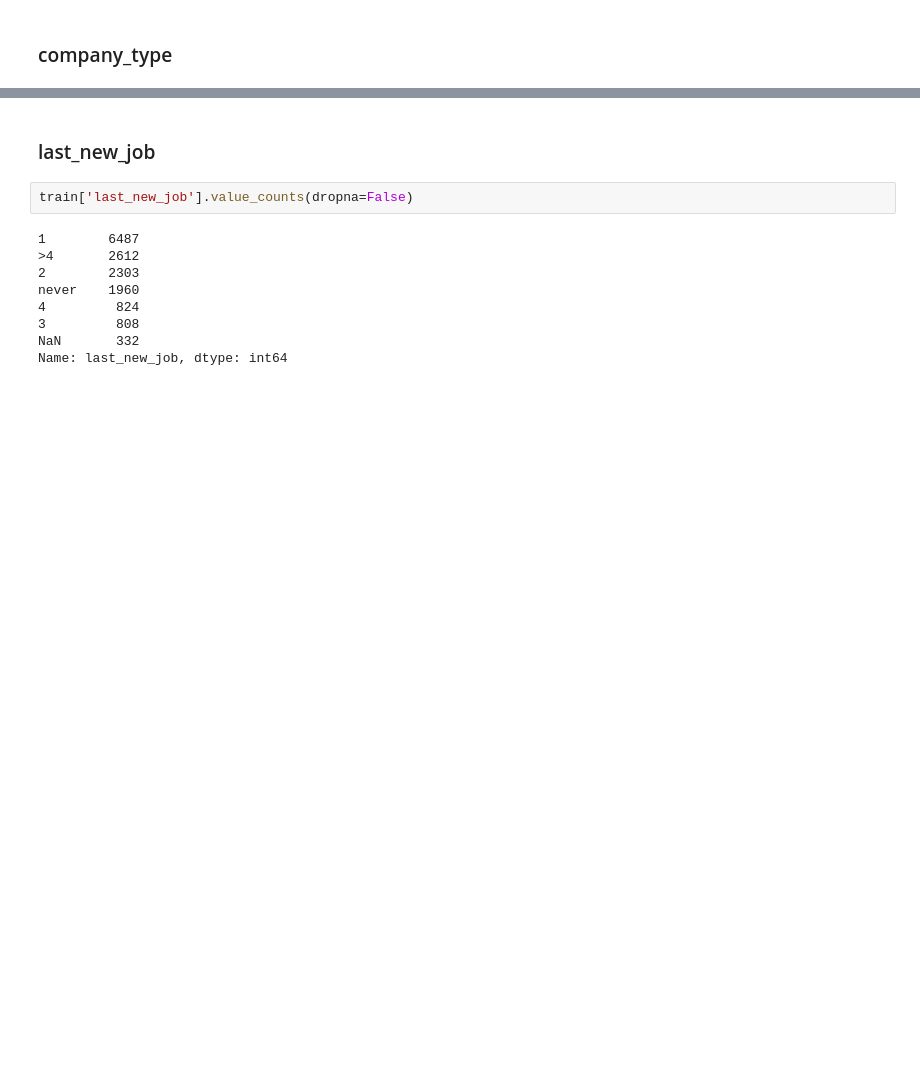
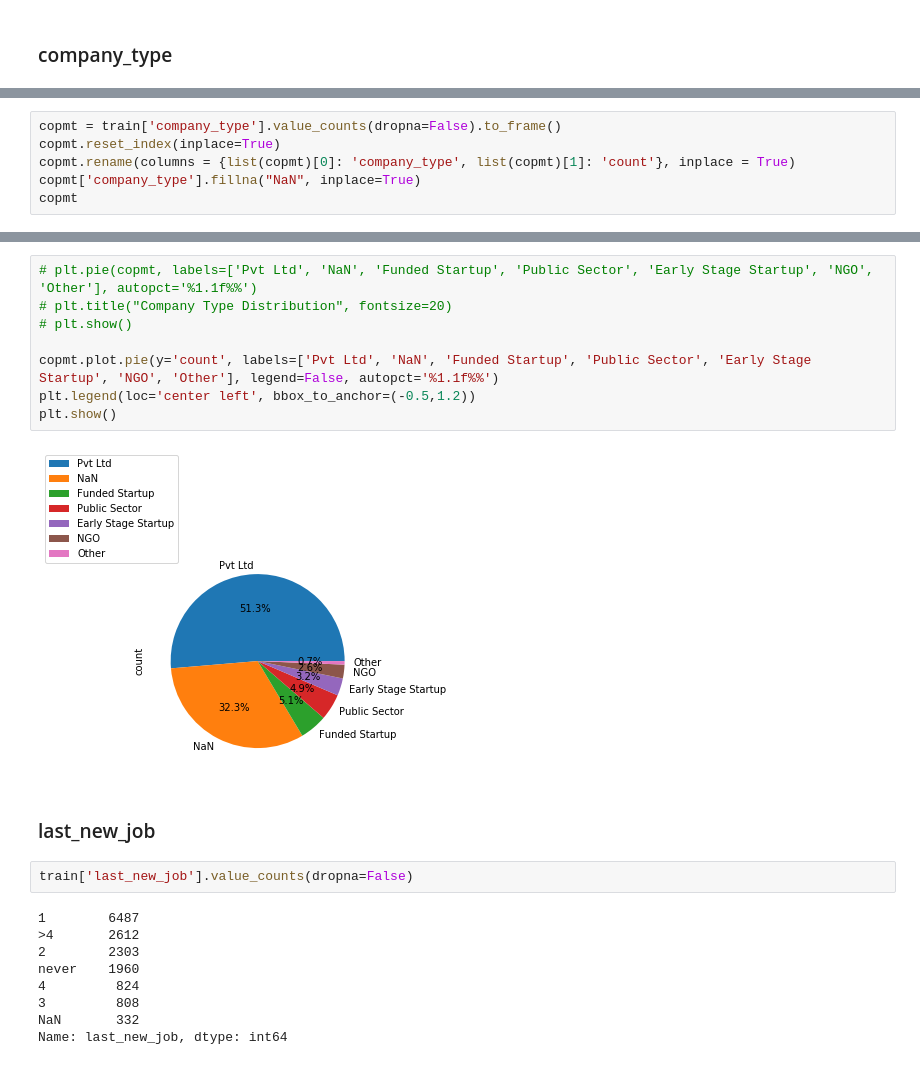
Before and after one commit to miritzk/ML_course, a Jupyter notebook: ML_Analysis.ipynb, the cells around one changed output, grey strips where cells are left out. Saved outputs shown, nothing was run; the diff lists cells and outputs as text; blank space fills up the shorter version.

```diff
--- a/ML_Analysis.ipynb
+++ b/ML_Analysis.ipynb
@@ -330,0 +462,6 @@ Name: company_type, dtype: int64
+# %%
+copmt = train['company_type'].value_counts(dropna=False).to_frame()
+copmt.reset_index(inplace=True)
+copmt.rename(columns = {list(copmt)[0]: 'company_type', list(copmt)[1]: 'count'}, inplace = True)
+copmt['company_type'].fillna("NaN", inplace=True)
+copmt
@@ -331,3 +477,13 @@ Name: company_type, dtype: int64
+# %%
+# plt.pie(copmt, labels=['Pvt Ltd', 'NaN', 'Funded Startup', 'Public Sector', 'Early Stage Startup', 'NGO', 'Other'], autopct='%1.1f%%')
+# plt.title("Company Type Distribution", fontsize=20)
+# plt.show()
+
+copmt.plot.pie(y='count', labels=['Pvt Ltd', 'NaN', 'Funded Startup', 'Public Sector', 'Early Stage Startup', 'NGO', 'Other'], legend=False, autopct='%1.1f%%')
+plt.legend(loc='center left', bbox_to_anchor=(-0.5,1.2))
+plt.show()
+# %% [output]
+[figure, added]
 # %% [markdown]
 ### last_new_job
 # %%
```
Also changed, not shown: parts of 36 cells of this notebook, 1 other file.
